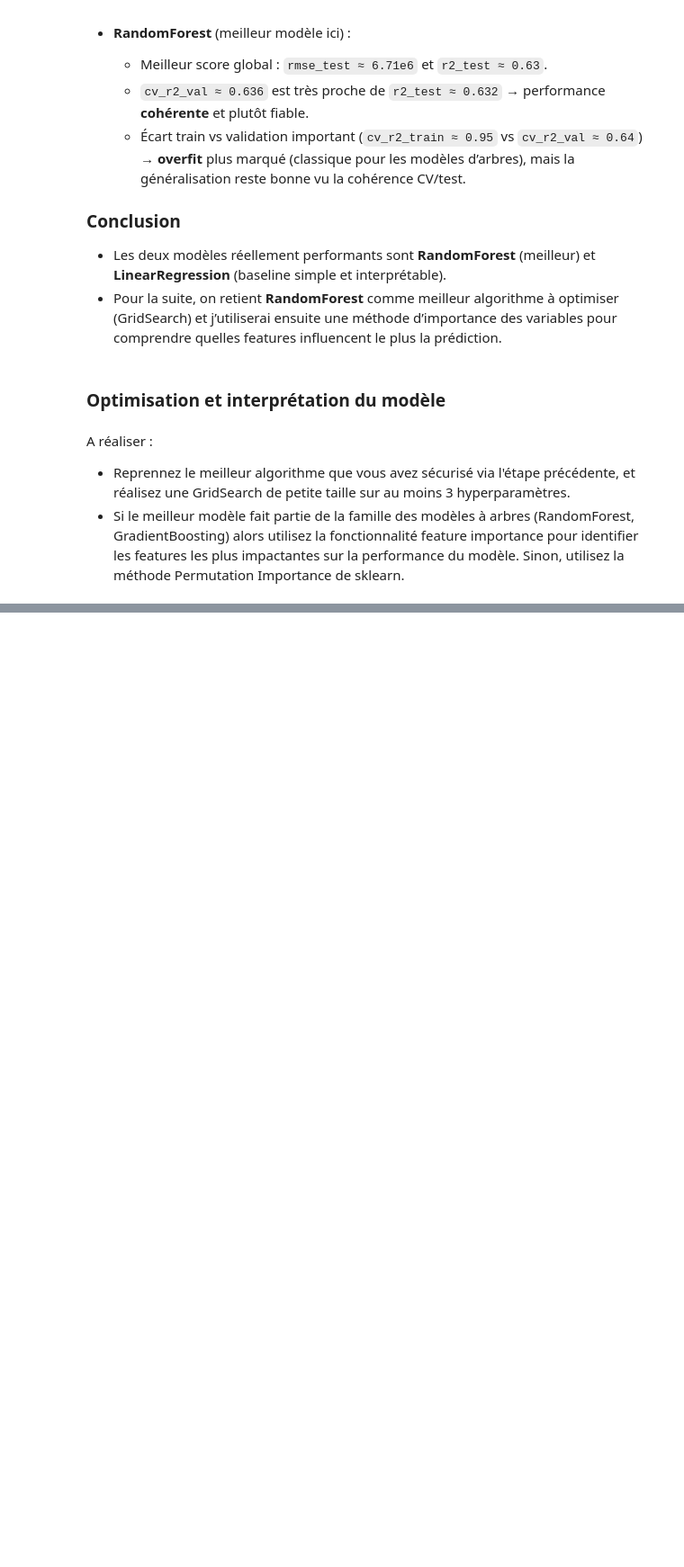
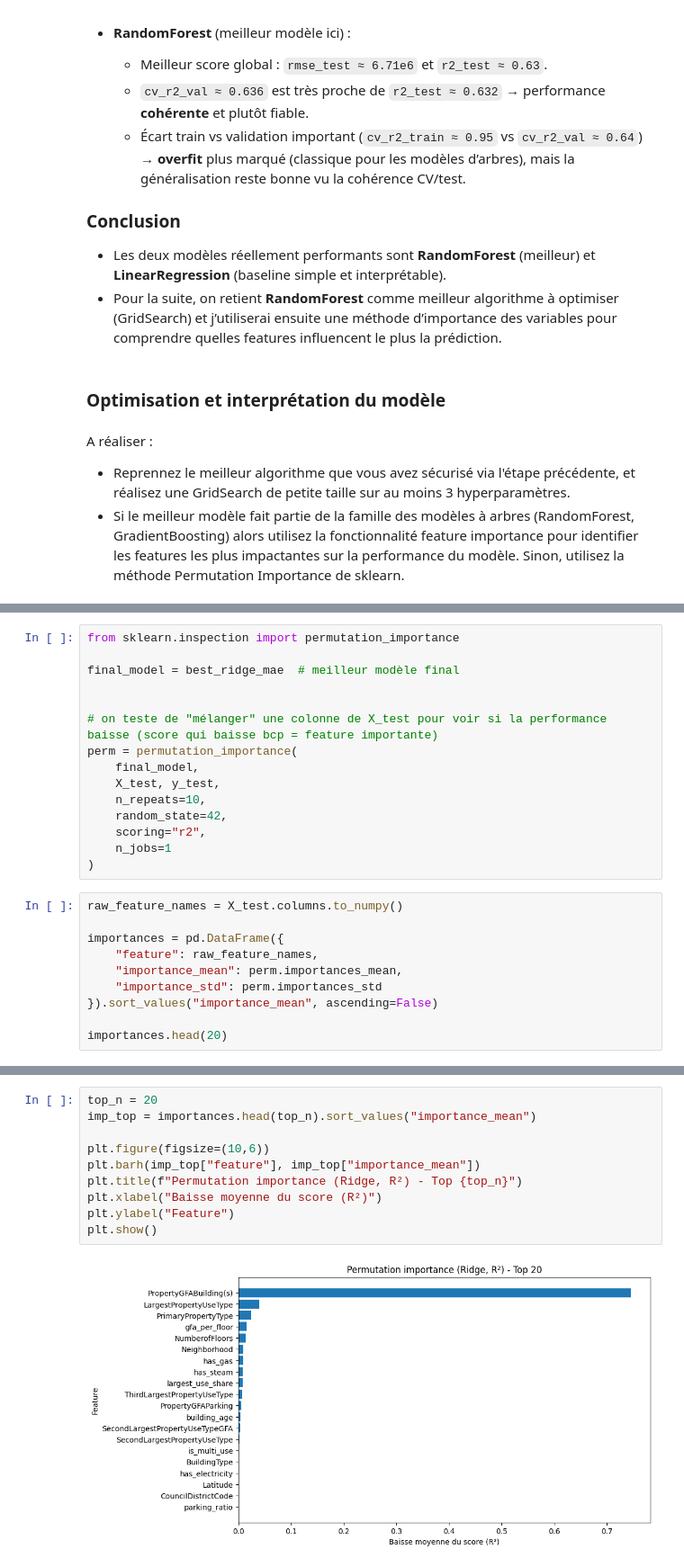
Before and after one commit to G-Hostin/seattle-building-energy-prediction, a Jupyter notebook: P3_template_modelistation_supervisee_data_scientist.ipynb, the cells around one changed output, grey strips where cells are left out. Shown at 90% size. Drawn from its saved outputs; the diff is of its cells as text; blank space fills up the shorter version.

```diff
--- a/P3_template_modelistation_supervisee_data_scientist.ipynb
+++ b/P3_template_modelistation_supervisee_data_scientist.ipynb
@@ -843,0 +997,25 @@ A réaliser :
+# %%
+from sklearn.inspection import permutation_importance
+
+final_model = best_ridge_mae  # meilleur modèle final
+
+
+# on teste de "mélanger" une colonne de X_test pour voir si la performance baisse (score qui baisse bcp = feature importante)
+perm = permutation_importance(
+    final_model,
+    X_test, y_test,
+    n_repeats=10,
+    random_state=42,
+    scoring="r2",
+    n_jobs=1
+)
+# %%
+raw_feature_names = X_test.columns.to_numpy()
+
+importances = pd.DataFrame({
+    "feature": raw_feature_names,
+    "importance_mean": perm.importances_mean,
+    "importance_std": perm.importances_std
+}).sort_values("importance_mean", ascending=False)
+
+importances.head(20)
@@ -843,0 +1040,12 @@ A réaliser :
+# %%
+top_n = 20
+imp_top = importances.head(top_n).sort_values("importance_mean")
+
+plt.figure(figsize=(10,6))
+plt.barh(imp_top["feature"], imp_top["importance_mean"])
+plt.title(f"Permutation importance (Ridge, R²) - Top {top_n}")
+plt.xlabel("Baisse moyenne du score (R²)")
+plt.ylabel("Feature")
+plt.show()
+# %% [output]
+[figure, added]
```
Also changed, not shown: parts of 8 cells of this notebook.
